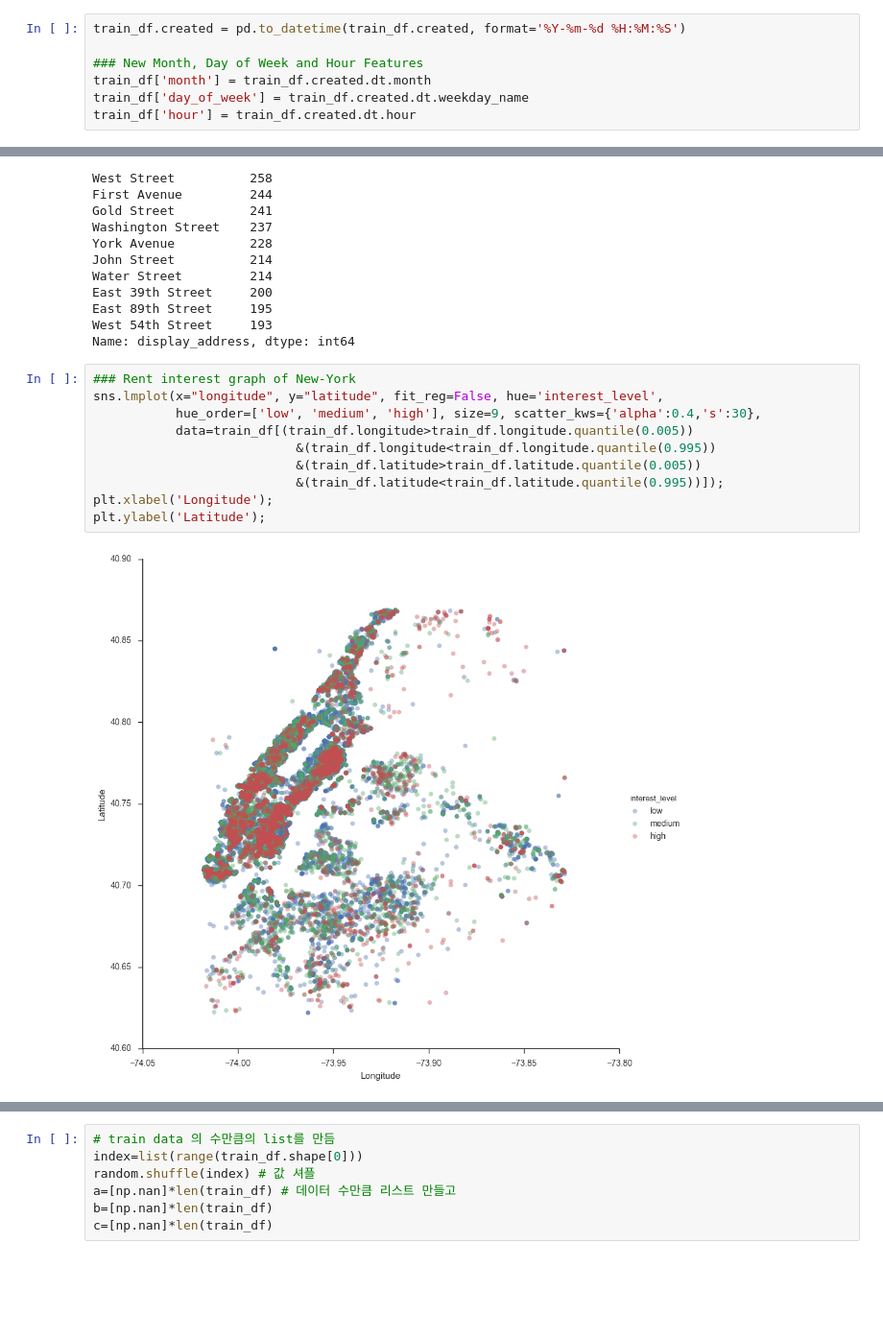
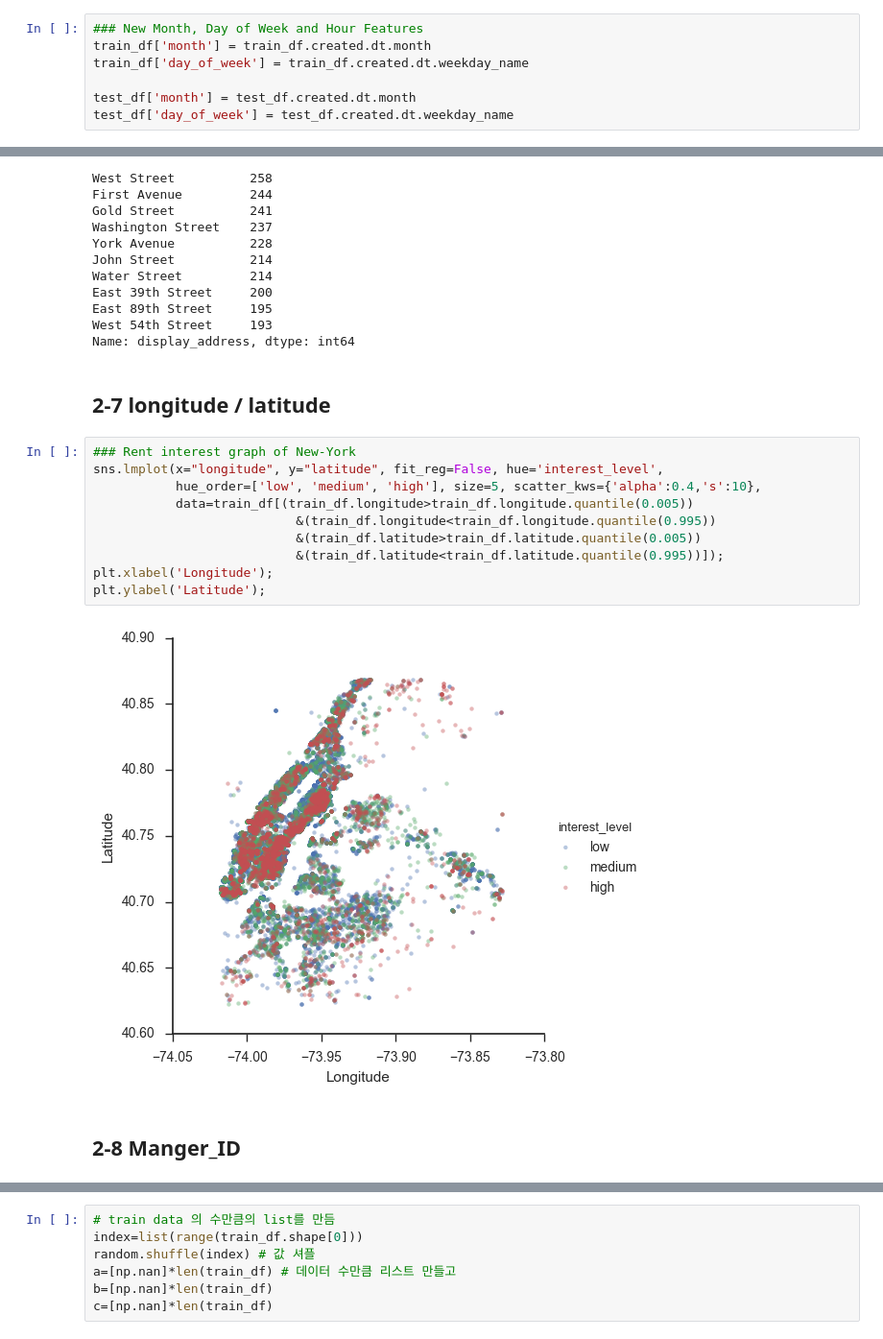
Before and after one commit to KaggleBreak/walkingkaggle, a Jupyter notebook: pycon2017_kr/pycon_korea_2017_Kaggle_tutorial.ipynb, the cells around one changed output, grey strips where cells are left out. Shown at 96% size. Saved outputs shown, nothing was run; the diff lists cells and outputs as text; blank space fills up the shorter version.

```diff
--- a/pycon2017_kr/pycon_korea_2017_Kaggle_tutorial.ipynb
+++ b/pycon2017_kr/pycon_korea_2017_Kaggle_tutorial.ipynb
@@ -534,12 +620,12 @@ Name: building_id, dtype: int64
 ### Convertion to Python Date
 train_df.created = pd.to_datetime(train_df.created, format='%Y-%m-%d %H:%M:%S')
 # %%
-train_df.created = pd.to_datetime(train_df.created, format='%Y-%m-%d %H:%M:%S')
-
 ### New Month, Day of Week and Hour Features
 train_df['month'] = train_df.created.dt.month
 train_df['day_of_week'] = train_df.created.dt.weekday_name
-train_df['hour'] = train_df.created.dt.hour
+
+test_df['month'] = test_df.created.dt.month
+test_df['day_of_week'] = test_df.created.dt.weekday_name
 # %%
 ### Iterest per month
 fig = plt.figure(figsize=(12,6))
@@ -579,18 +665,22 @@ East 39th Street     200
 East 89th Street     195
 West 54th Street     193
 Name: display_address, dtype: int64
+# %% [markdown]
+## 2-7 longitude / latitude
 # %%
 ### Rent interest graph of New-York
 sns.lmplot(x="longitude", y="latitude", fit_reg=False, hue='interest_level',
-           hue_order=['low', 'medium', 'high'], size=9, scatter_kws={'alpha':0.4,'s':30},
+           hue_order=['low', 'medium', 'high'], size=5, scatter_kws={'alpha':0.4,'s':10},
            data=train_df[(train_df.longitude>train_df.longitude.quantile(0.005))
                            &(train_df.longitude<train_df.longitude.quantile(0.995))
                            &(train_df.latitude>train_df.latitude.quantile(0.005))
                            &(train_df.latitude<train_df.latitude.quantile(0.995))]);
 plt.xlabel('Longitude');
 plt.ylabel('Latitude');
 # %% [output]
-[figure, old version]
+[figure, new version]
+# %% [markdown]
+## 2-8 Manger_ID
 # %%
 ### Let's get a list of top 10 managers
 top10managers = train_df.manager_id.value_counts().nlargest(10).index.tolist()
```
Also changed, not shown: parts of 111 cells of this notebook, 3 other files.
